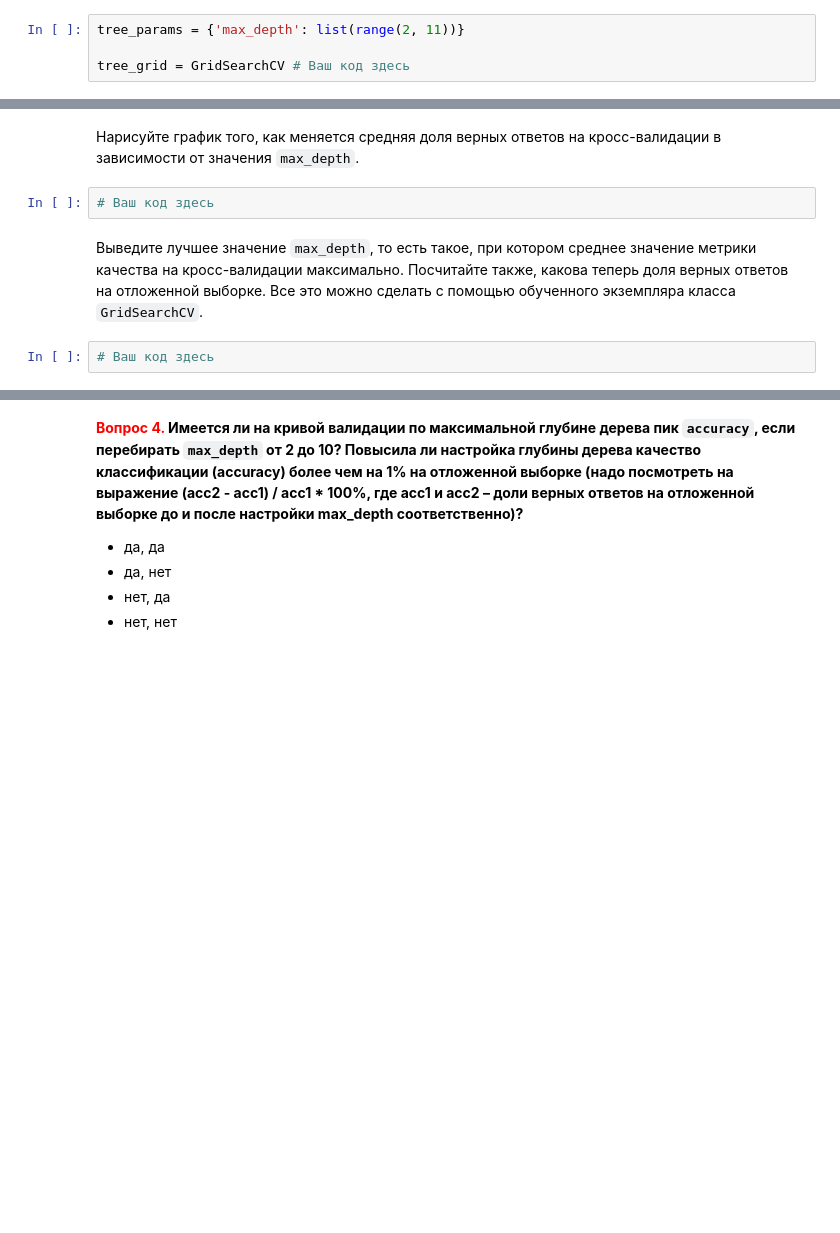
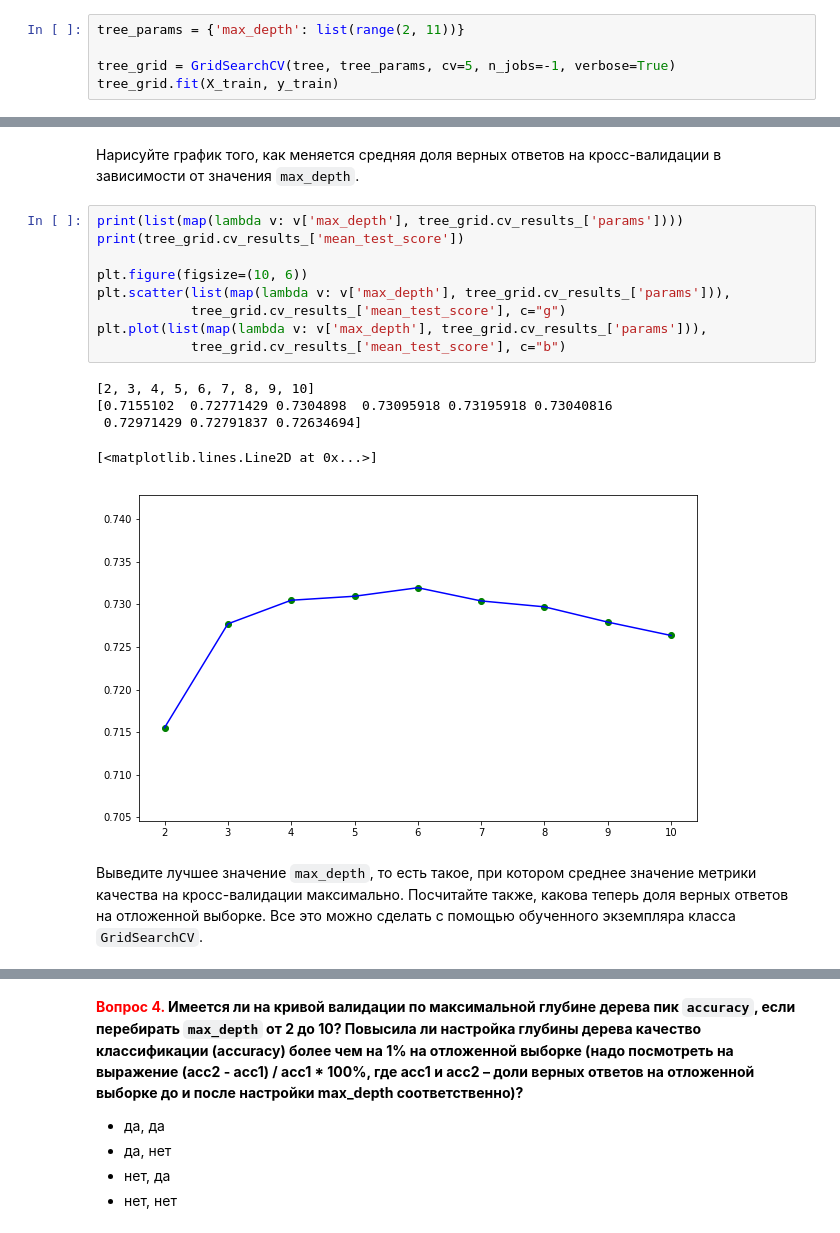
Before and after one commit to litichevskiydv/OdsCourse, a Jupyter notebook: homeworks/hw3_session3_decision_trees.ipynb, the cells around one changed output, grey strips where cells are left out. Cells and saved outputs as stored; diff of their text form; blank space fills up the shorter version.

Commit message:
Optimal decision tree was built

```diff
--- a/homeworks/hw3_session3_decision_trees.ipynb
+++ b/homeworks/hw3_session3_decision_trees.ipynb
@@ -191,4 +194,5 @@ print('Используются age, ap_hi, chol=3')
 # %%
 tree_params = {'max_depth': list(range(2, 11))}
 
-tree_grid = GridSearchCV # Ваш код здесь
+tree_grid = GridSearchCV(tree, tree_params, cv=5, n_jobs=-1, verbose=True)
+tree_grid.fit(X_train, y_train)
@@ -195,8 +213,19 @@ tree_grid = GridSearchCV # Ваш код здесь
 # %% [markdown]
 Нарисуйте график того, как меняется средняя доля верных ответов на кросс-валидации в зависимости от значения `max_depth`.
-# %%
-# Ваш код здесь
+# %%
+print(list(map(lambda v: v['max_depth'], tree_grid.cv_results_['params'])))
+print(tree_grid.cv_results_['mean_test_score'])
+
+plt.figure(figsize=(10, 6))
+plt.scatter(list(map(lambda v: v['max_depth'], tree_grid.cv_results_['params'])),
+            tree_grid.cv_results_['mean_test_score'], c="g")
+plt.plot(list(map(lambda v: v['max_depth'], tree_grid.cv_results_['params'])),
+            tree_grid.cv_results_['mean_test_score'], c="b")
+# %% [output]
+[2, 3, 4, 5, 6, 7, 8, 9, 10]
+[0.7155102  0.72771429 0.7304898  0.73095918 0.73195918 0.73040816
+ 0.72971429 0.72791837 0.72634694]
+[<matplotlib.lines.Line2D at 0x...>]
+[figure, added]
 # %% [markdown]
 Выведите лучшее значение `max_depth`, то есть такое, при котором среднее значение метрики качества на кросс-валидации максимально. Посчитайте также, какова теперь доля верных ответов на отложенной выборке. Все это можно сделать с помощью обученного экземпляра класса `GridSearchCV`.
-# %%
-# Ваш код здесь
```
Also changed, not shown: parts of 6 cells of this notebook.
